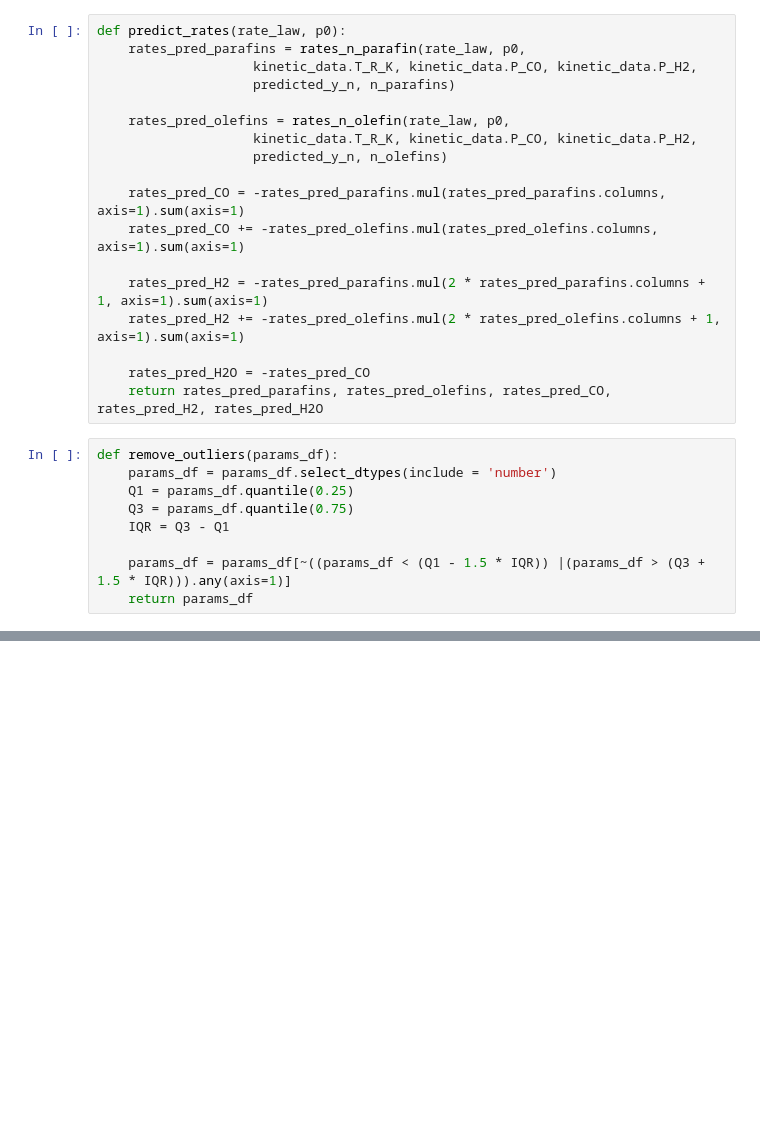
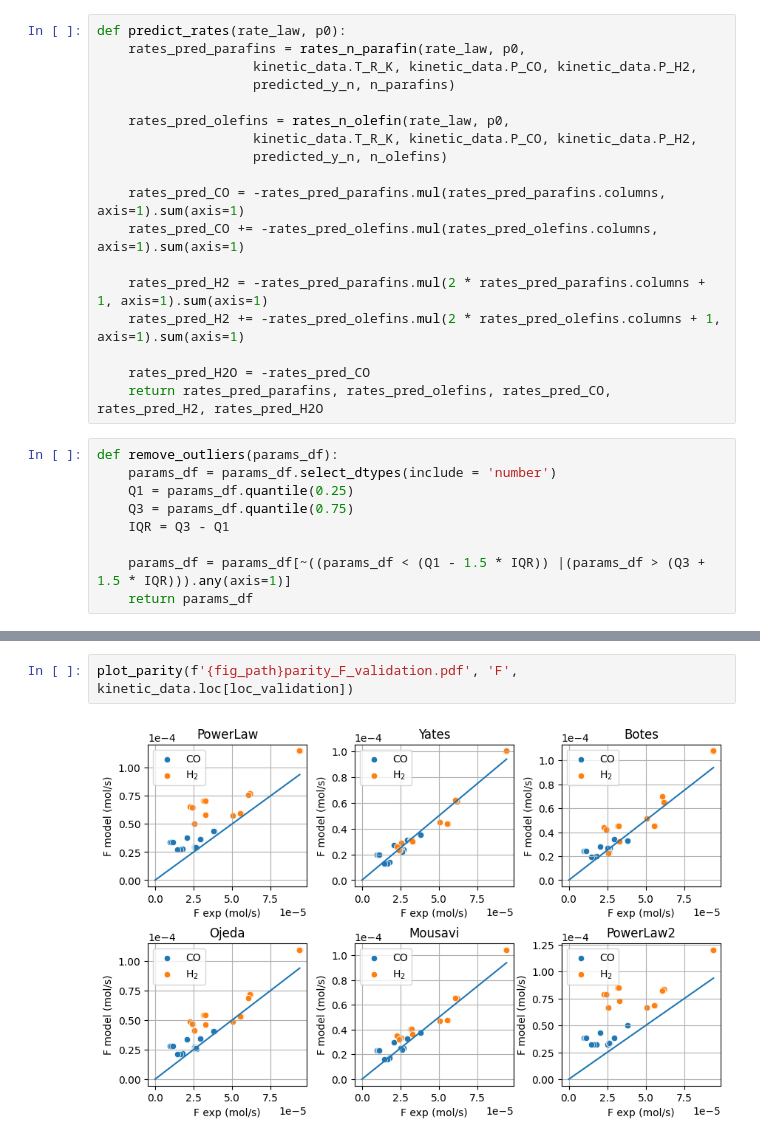
Before and after one commit to rafaelbeloduarte/SAF_kinetics_paper_code_with_WGS, a Jupyter notebook: differential_regression.ipynb, the cells around one changed output, grey strips where cells are left out. Saved outputs shown, nothing was run; the diff lists cells and outputs as text; blank space fills up the shorter version.

```diff
--- a/differential_regression.ipynb
+++ b/differential_regression.ipynb
@@ -793,0 +756,4 @@ median & 1.48E-04 & 125 & 18.12 & 137108 \\
+# %%
+plot_parity(f'{fig_path}parity_F_validation.pdf', 'F', kinetic_data.loc[loc_validation])
+# %% [output]
+[figure, added]
```
Also changed, not shown: parts of 111 cells of this notebook, 25 other files.
